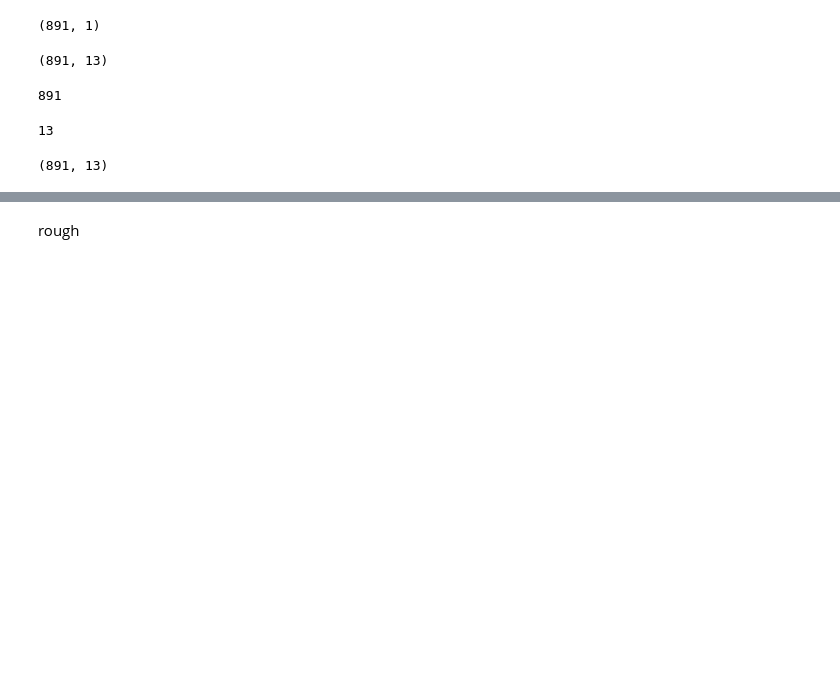
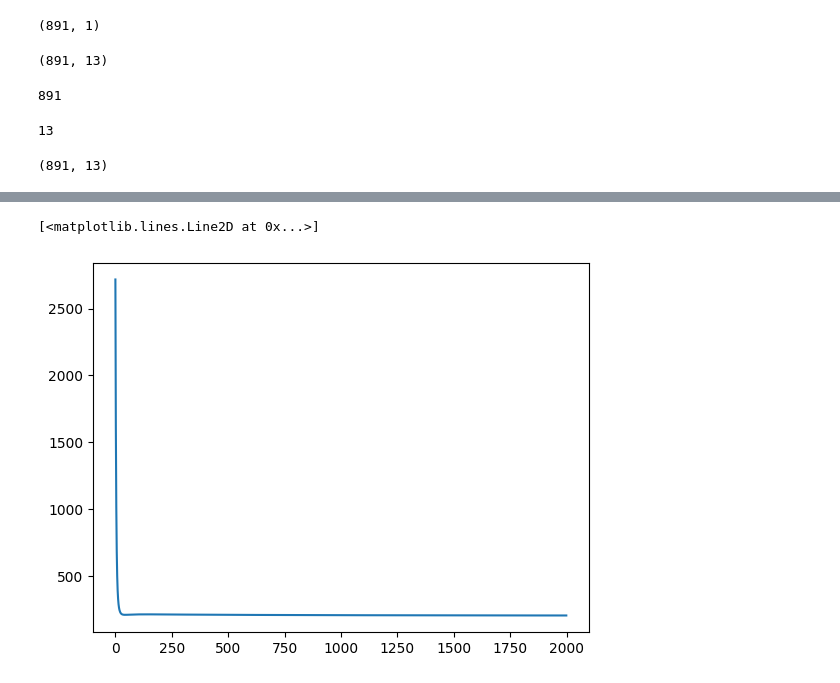
Before and after one commit to sauravbhusal/LOGISTIC_REGRESSION_FROM_SCRATCH, a Jupyter notebook: Logistic_Regression.ipynb, the cells around one changed output, grey strips where cells are left out. Cells and saved outputs as stored; diff of their text form; code cells hidden in the pictures; blank space fills up the shorter version.

```diff
--- a/Logistic_Regression.ipynb
+++ b/Logistic_Regression.ipynb
@@ -158,7 +160,8 @@ x.shape
 (891, 13)
 # %%
 #feature normalization
-x = x/x.max()
+for i in range(0,n):
+    x[:,i:i+1] /= x[:,i:i+1].max()
 # %%
 #sigmoid function
 def sigmoid(x,theta):
@@ -168,6 +171,6 @@ def sigmoid(x,theta):
 # %%
 #cost function
 def computecost(x,y,theta):
-    cost = (np.sum((-(y)*np.log(sigmoid(x,theta)))-((1-y)*np.log(1-sigmoid(x,theta))))**2)/m
+    cost = (np.sum((-(y)*np.log(sigmoid(x,theta)))-((1-y)*np.log(1-sigmoid(x,theta))))**2)/(2*m)
     return cost
 # %%
@@ -193,10 +178,11 @@ array([[0.51670665],
 # %%
-#gradient descent algorithm
-def gradient(x,y,theta,alpha=0.05, iteration=2000):
+#gradient descent algorithm using iteration
+def gradient_l(x,y,theta,alpha=0.05, iteration=2000):
     j_history = np.zeros([iteration,1])
 
     for iter in range(0,iteration):
         error = (x@theta)-y
-        theta = theta - alpha*((sigmoid(x,theta)-y)*x)
+        for i in range(0,n):
+            theta[i] = theta[i] - ((alpha/m) * np.sum(error*x[:,i:i+1]))
         j_history[iter] = computecost(x,y,theta)
     return theta,j_history
@@ -203,3 +199,4 @@ def gradient(x,y,theta,alpha=0.05, iteration=2000):
 # %%
-theta_try,costhist = gradient(x,y,theta)
+%%time
+theta_l,costhist_l = gradient_l(x,y,theta)
 # %% [output]
@@ -209,4 +231,5 @@ costhist
 # %%
-plt.plot(range(0,costhist.size),costhist)
+plt.plot(range(0,costhist_l.size),costhist_l)
+# %% [output]
+[<matplotlib.lines.Line2D at 0x...>]
+[figure, added]
-# %% [markdown]
-rough
```
Also changed, not shown: parts of 17 cells of this notebook.
